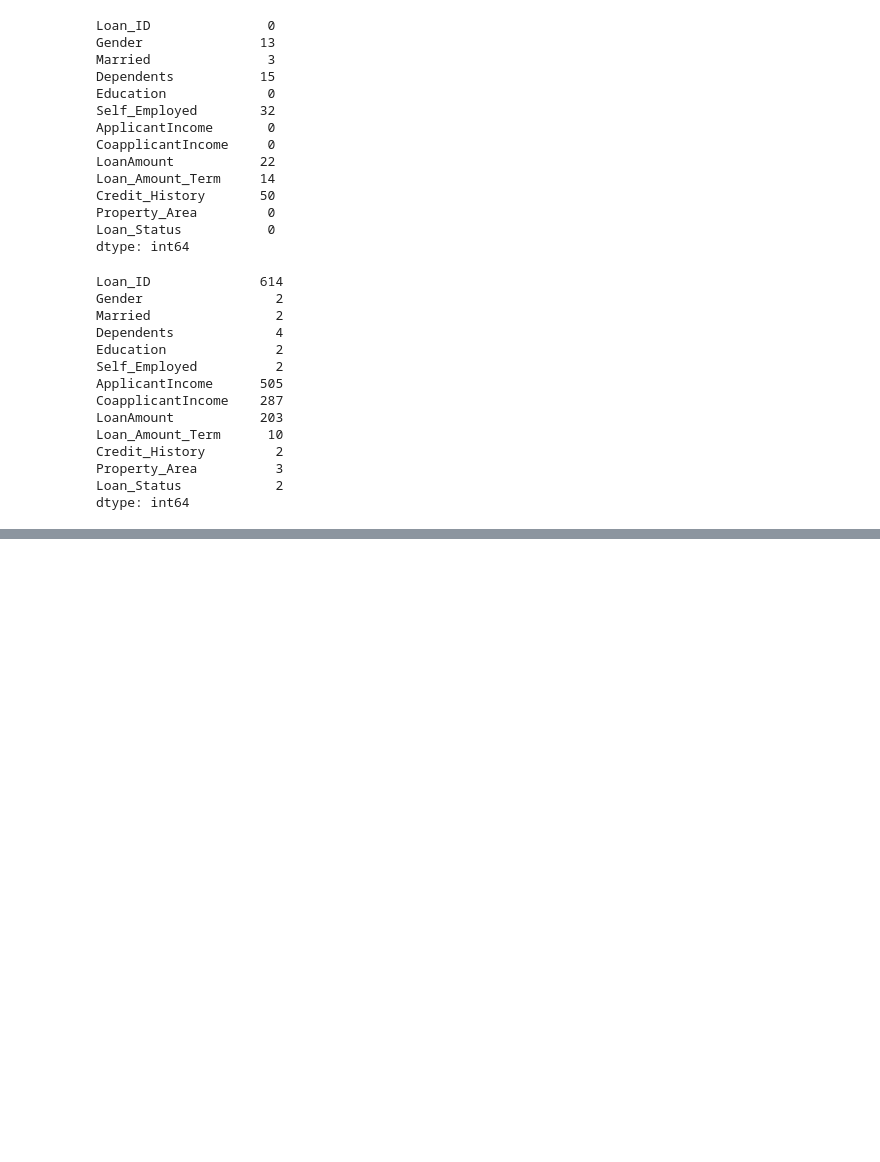
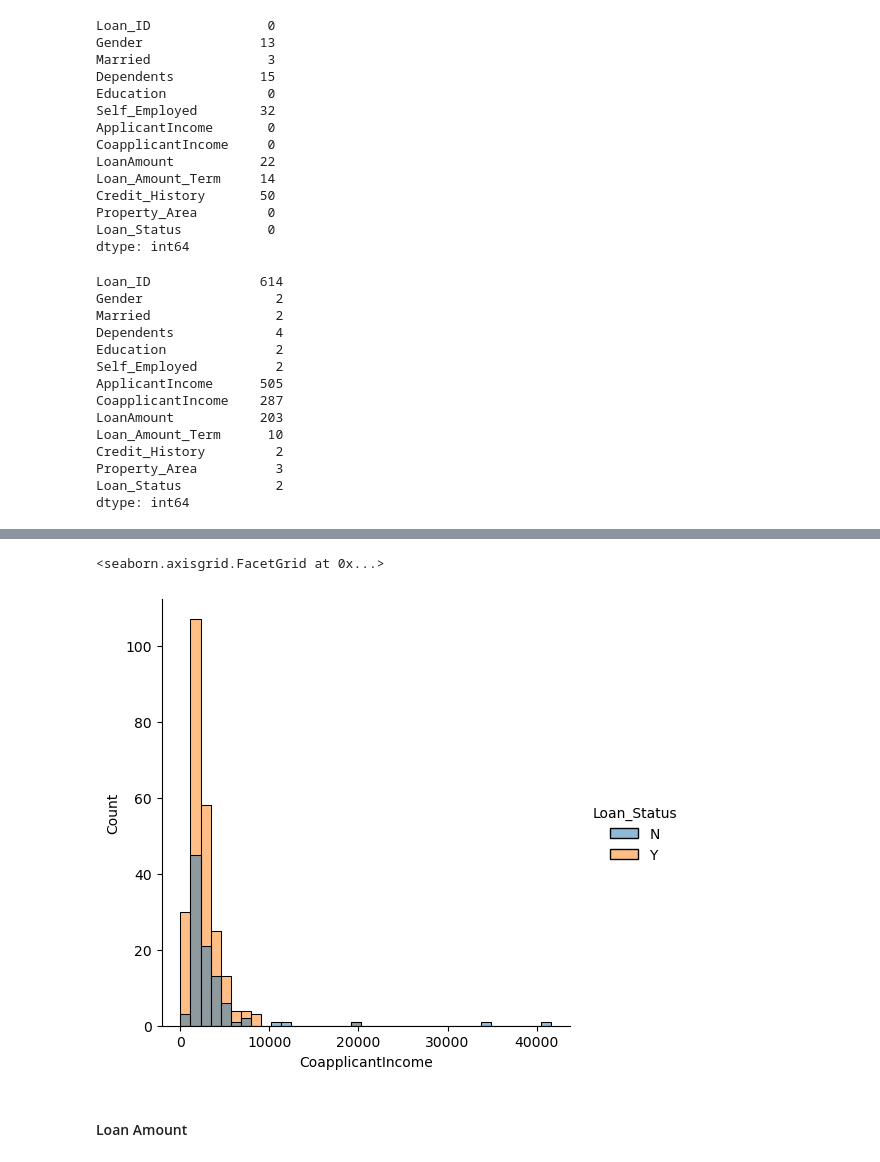
Before and after one commit to sher2008v/ml-practice-lab, a Jupyter notebook: 3- loan-approval-ensemble-comparison/ensemble_comparison.ipynb, the cells around one changed output, grey strips where cells are left out. Saved outputs shown, nothing was run; the diff lists cells and outputs as text; code cells hidden in the pictures; blank space fills up the shorter version.

```diff
--- a/3- loan-approval-ensemble-comparison/ensemble_comparison.ipynb
+++ b/3- loan-approval-ensemble-comparison/ensemble_comparison.ipynb
@@ -97,0 +283,3 @@ data.sample(6)
+# %%
+zero_coincome_df = test_df[test_df.CoapplicantIncome == 0]
+notzero_coincome_df = test_df[test_df.CoapplicantIncome != 0]
@@ -97,0 +310,7 @@ data.sample(6)
+# %%
+sns.displot(notzero_coincome_df, x='CoapplicantIncome', hue='Loan_Status')
+# %% [output]
+<seaborn.axisgrid.FacetGrid at 0x...>
+[figure, added]
+# %% [markdown]
+#### Loan Amount
```
Also changed, not shown: parts of 48 cells of this notebook.
